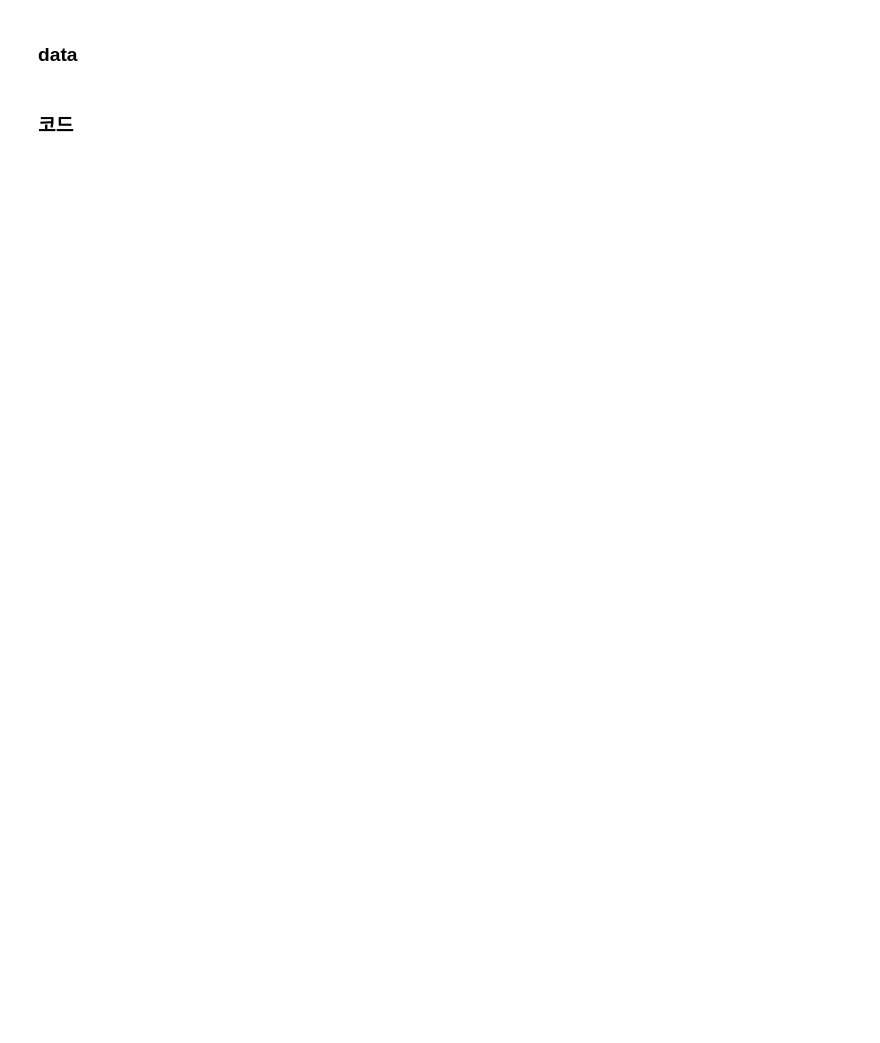
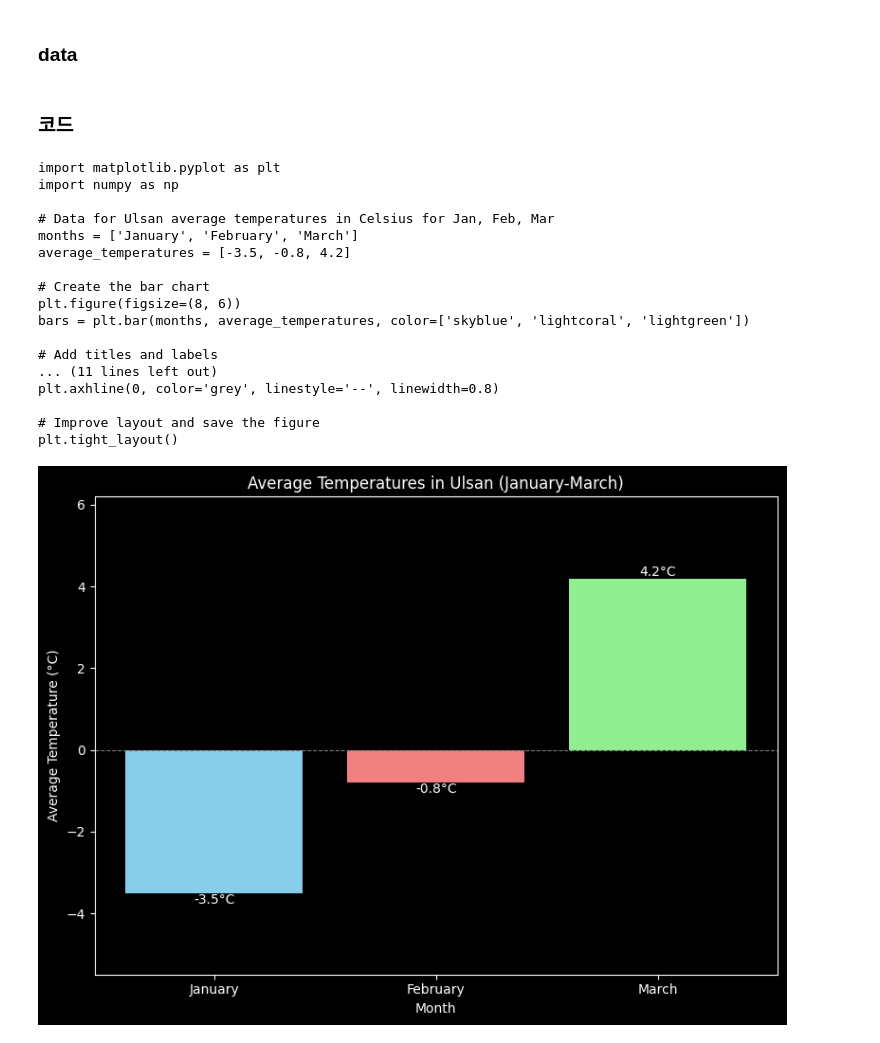
Before and after one commit to baaaaaaaaaaaaamtest/AI_application, a Jupyter notebook: 09.agent/data_anaylsis.ipynb, the cells around one changed output. Saved outputs shown, nothing was run; the diff lists cells and outputs as text; code cells hidden in the pictures; blank space fills up the shorter version.

```diff
--- a/09.agent/data_anaylsis.ipynb
+++ b/09.agent/data_anaylsis.ipynb
@@ -142,3 +143,32 @@ inputs = {
 
 for a in agent_executor.stream(inputs,config,stream_mode='values'):
     print(a)
+# %%
+
+python_repl = get_python_repl()
+python_code = """
+import matplotlib.pyplot as plt\nimport numpy as np\n\n# Data for Ulsan average temperatures in Celsius for Jan, Feb, Mar\nmonths = ['January', 'February', 'March']\naverage_temperatures = [-3.5, -0.8, 4.2]\n\n# Create the bar chart\nplt.figure(figsize=(8, 6))\nbars = plt.bar(months, average_temperatures, color=['skyblue', 'lightcoral', 'lightgreen'])\n\n# Add titles and labels\nplt.title('Average Temperatures in Ulsan (January-March)')\nplt.xlabel('Month')\nplt.ylabel('Average Temperature (°C)')\nplt.ylim(min(average_temperatures) - 2, max(average_temperatures) + 2) # Adjust y-axis limits for better visualization\n\n# Add the temperature values on top of the bars\nfor bar in bars:\n    yval = bar.get_height()\n    plt.text(bar.get_x() + bar.get_width()/2.0, yval, f'{yval:.1f}°C', va='bottom' if yval > 0 else 'top', ha='center') # Adjust vertical alignment based on value\n\n# Add a horizontal line at 0°C for reference\nplt.axhline(0, color='grey', linestyle='--', linewidth=0.8)\n\n# Improve layout and save the figure\nplt.tight_layout()\n
+plt.savefig('ulsan_average_temperatures.png', dpi=300)
+"""
+print(python_code)
+result = python_repl.run(python_code)
+print( result)
+# %% [output]
+import matplotlib.pyplot as plt
+import numpy as np
+
+# Data for Ulsan average temperatures in Celsius for Jan, Feb, Mar
+months = ['January', 'February', 'March']
+average_temperatures = [-3.5, -0.8, 4.2]
+
+# Create the bar chart
+plt.figure(figsize=(8, 6))
+bars = plt.bar(months, average_temperatures, color=['skyblue', 'lightcoral', 'lightgreen'])
+
+# Add titles and labels
+... (11 lines left out)
+plt.axhline(0, color='grey', linestyle='--', linewidth=0.8)
+
+# Improve layout and save the figure
+plt.tight_layout()
+[figure, added]
```
Also changed, not shown: parts of 1 cell of this notebook, 10 other files.
